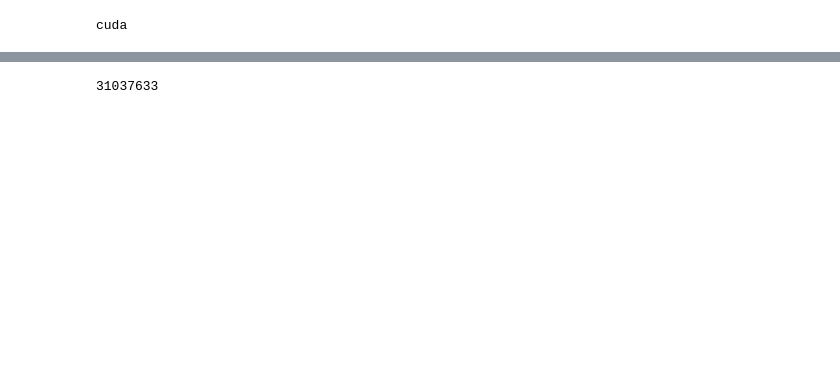
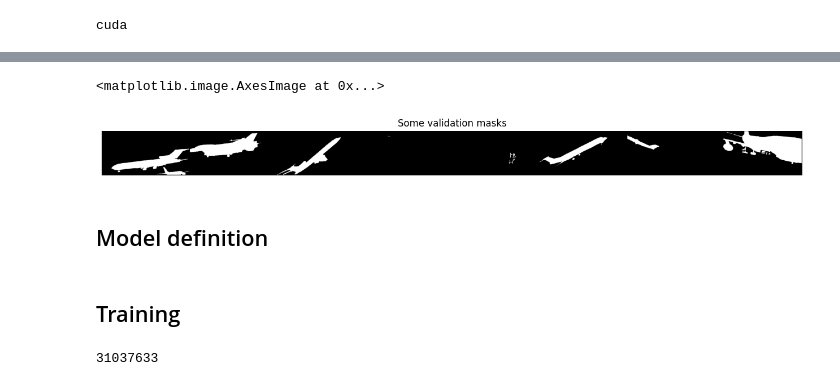
Before and after one commit to MicheleCattaneo/airplanes_U-NET, a Jupyter notebook: u-net.ipynb, the cells around one changed output, grey strips where cells are left out. Drawn from its saved outputs; the diff is of its cells as text; code cells hidden in the pictures; blank space fills up the shorter version.

```diff
--- a/u-net.ipynb
+++ b/u-net.ipynb
@@ -98,3 +125,13 @@ plt.imshow(np.transpose(vutils.make_grid(batch[1].to(device)[:64], padding=4, no
+# %%
+plt.figure(figsize=(16,8))
+plt.axis("off")
+plt.title("Some validation masks")
+plt.imshow(np.transpose(vutils.make_grid(val_batch[1].to(device)[:64], padding=4, normalize=True).cpu(),(1,2,0)))
+# %% [output]
+<matplotlib.image.AxesImage at 0x...>
+[figure, added]
+# %% [markdown]
+## Model definition
 # %%
 class DownConv(torch.nn.Module):
         '''
@@ -197,6 +234,8 @@ in_batch = batch[0]
 # %%
 def get_num_params(model):
     return sum(param.numel() for param in model.parameters())
+# %% [markdown]
+## Training
 # %%
 net = UNet(3, 1)
 net = net.to(device)
```
Also changed, not shown: parts of 21 cells of this notebook.
